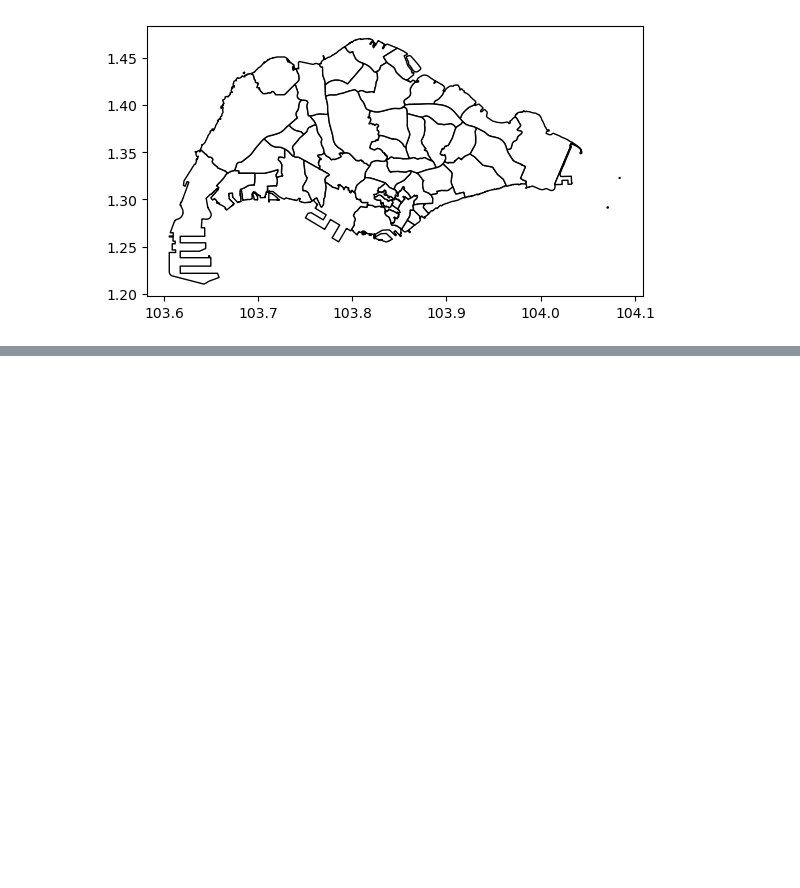
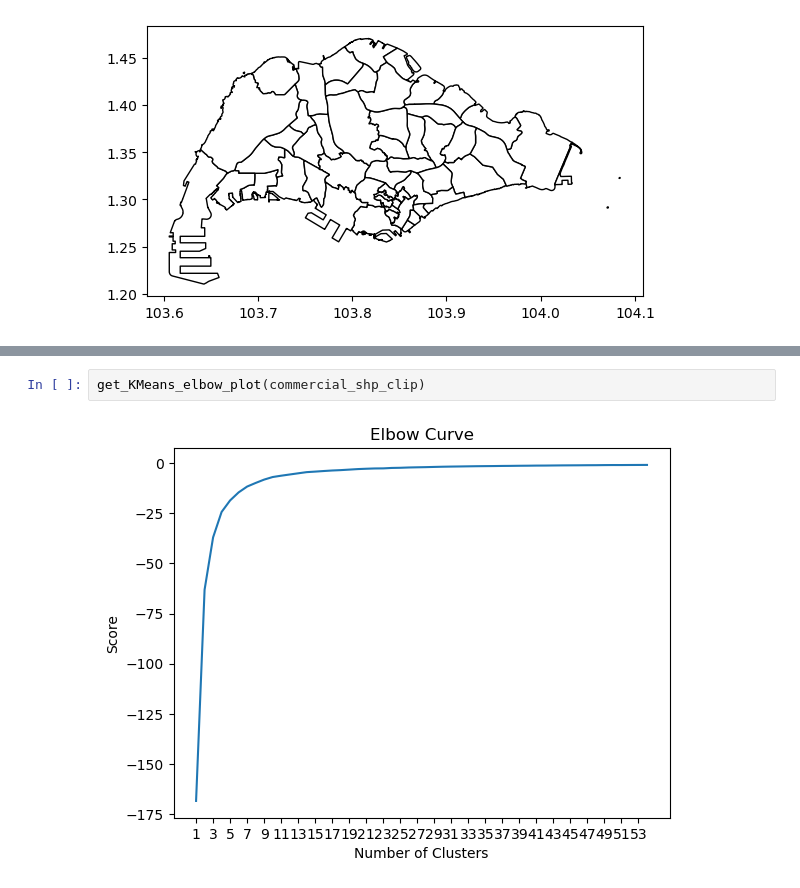
Before and after one commit to pakhuiying/NCCS_analysis, a Jupyter notebook: workplace_residential_cluster.ipynb, the cells around one changed output, grey strips where cells are left out. Cells and saved outputs as stored; diff of their text form; blank space fills up the shorter version.

```diff
--- a/workplace_residential_cluster.ipynb
+++ b/workplace_residential_cluster.ipynb
@@ -277,0 +268,4 @@ work_cluster_centers.plot(ax=ax,markersize=10,marker='X',color='red')
+# %%
+get_KMeans_elbow_plot(commercial_shp_clip)
+# %% [output]
+[figure, added]
```
Also changed, not shown: parts of 22 cells of this notebook.
